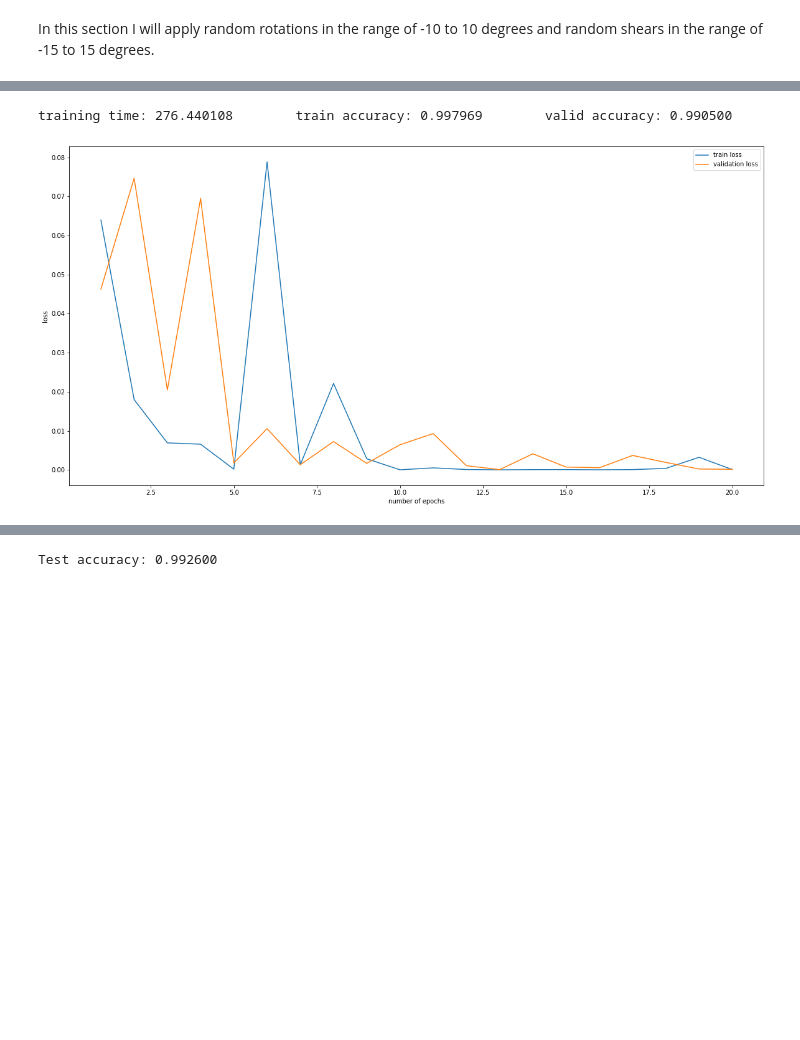
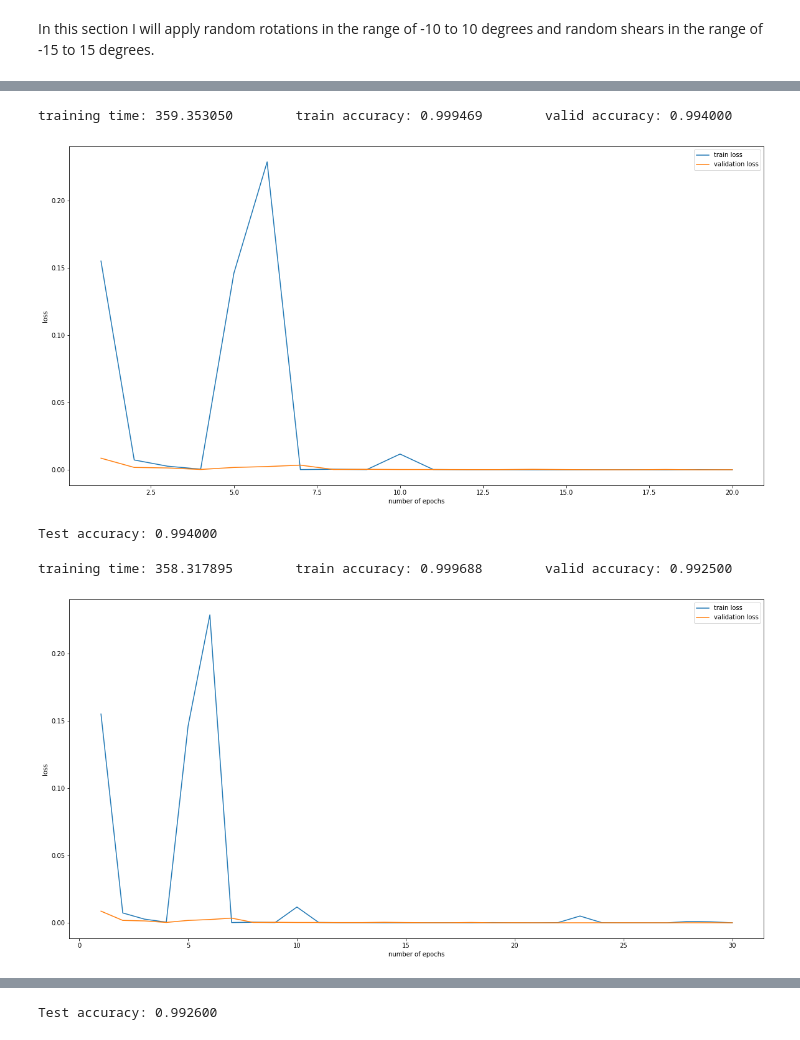
Before and after one commit to Marcin-Kisielowski/MNIST, a Jupyter notebook: mnist-resnet18.ipynb, the cells around one changed output, grey strips where cells are left out. Saved outputs shown, nothing was run; the diff lists cells and outputs as text; code cells hidden in the pictures; blank space fills up the shorter version.

```diff
--- a/mnist-resnet18.ipynb
+++ b/mnist-resnet18.ipynb
@@ -178,9 +178,22 @@ training time: 271.599299        train accuracy: 0.996406        valid accuracy:
+# %%
+learning_rate=1.0e-02
+resnet.optimizer=torch.optim.SGD(resnet.model.parameters(),lr=learning_rate)
+results=mnist.analyze_model(resnet,16,10)
+print("training time: %f \t train accuracy: %f \t valid accuracy: %f "%results)
+# %% [output]
+training time: 359.353050        train accuracy: 0.999469        valid accuracy: 0.994000
+[figure, added]
+# %%
+resnet.save_parameters("_augmentation_ratio_2_rotation_10_shear_15")
+print("Test accuracy: %f"%resnet.get_accuracy(test_data))
+# %% [output]
+Test accuracy: 0.994000
 # %%
 results=mnist.analyze_model(resnet,16,10)
 print("training time: %f \t train accuracy: %f \t valid accuracy: %f "%results)
 # %% [output]
-training time: 276.440108        train accuracy: 0.997969        valid accuracy: 0.990500
+training time: 358.317895        train accuracy: 0.999688        valid accuracy: 0.992500
-[figure, old version]
+[figure, new version]
 # %%
 results=mnist.analyze_model(resnet,16,10)
 print("training time: %f \t train accuracy: %f \t valid accuracy: %f "%results)
```
Also changed, not shown: parts of 25 cells of this notebook.
